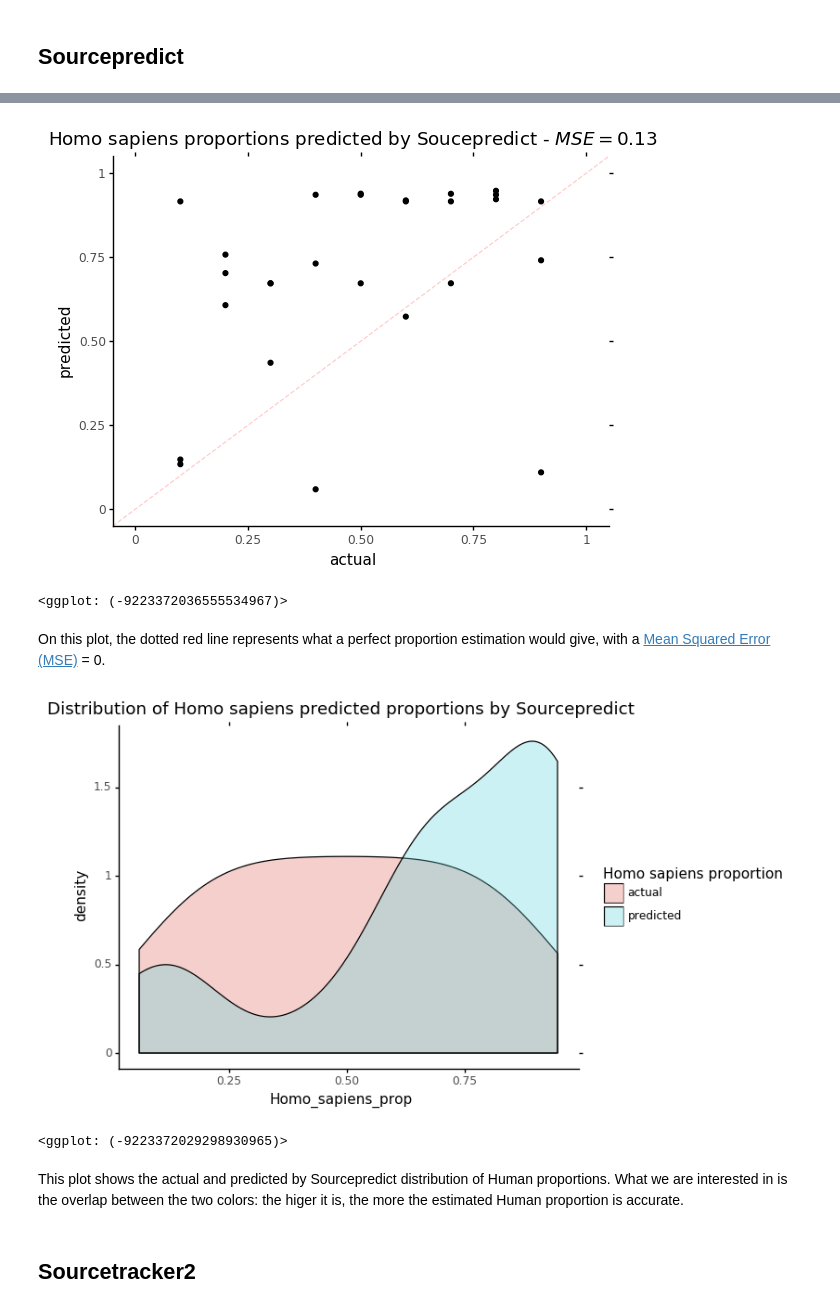
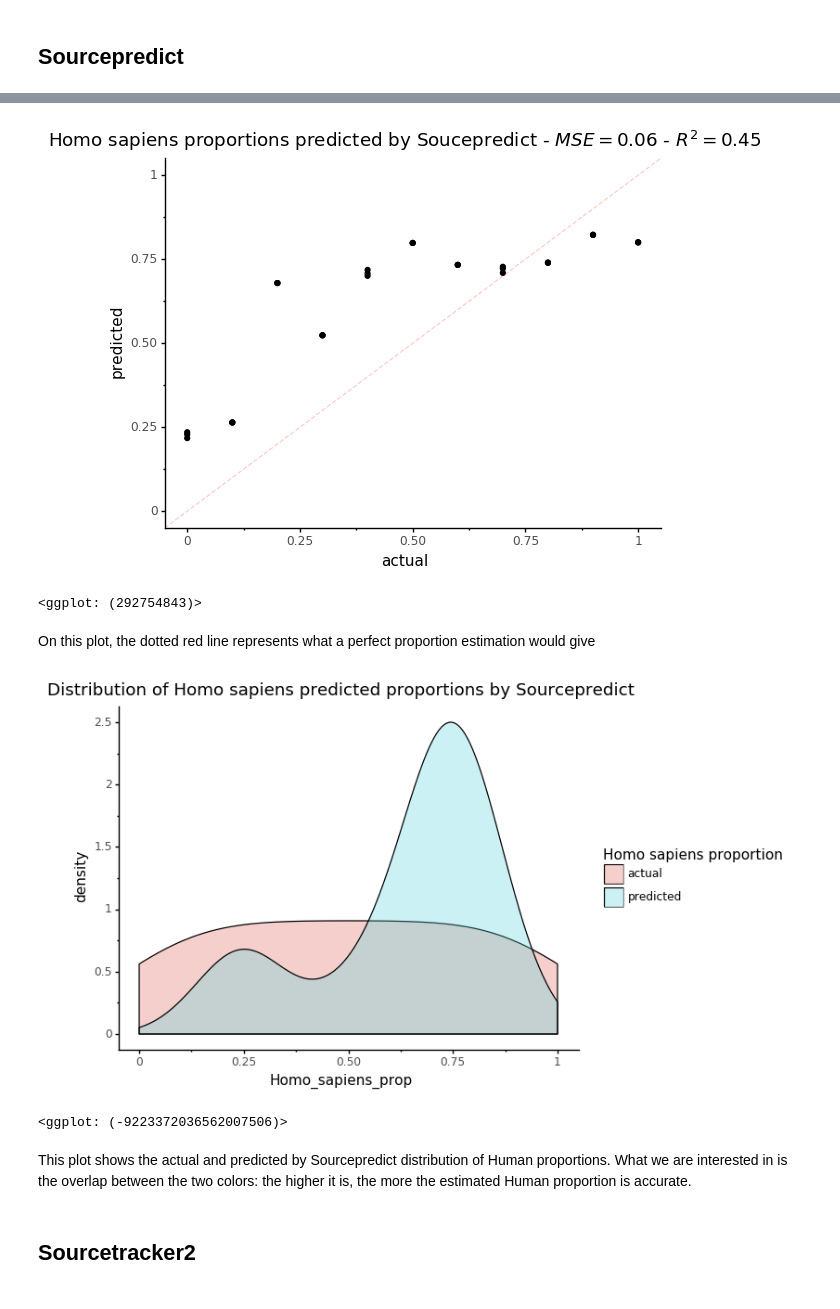
Before and after one commit to maxibor/sourcepredict, a Jupyter notebook: docs/mixed_prop.ipynb, the cells around one changed output, grey strips where cells are left out. Saved outputs shown, nothing was run; the diff lists cells and outputs as text; code cells hidden in the pictures.

```diff
--- a/docs/mixed_prop.ipynb
+++ b/docs/mixed_prop.ipynb
@@ -40,9 +40,9 @@ cnt_test.head()
 # %% [markdown]
 We then create a function to randomly select a sample from each source (dog as $s_{dog}$ and human as $s_{human}$), and combine such as the new sample $s_{mixed} = p1*s_{dog} + p1*s_{human}$
 # %%
-def create_mixed_sample(cnt, labels, p1, samp_name):
-    rand_dog = labels.query('labels == "Canis_familiaris"').sample(1).index[0]
-    rand_human = labels.query('labels == "Homo_sapiens"').sample(1).index[0]
+def create_mixed_sample(cnt, labels, p1, samp_name, seed):
+    rand_dog = labels.query('labels == "Canis_familiaris"').sample(1, random_state = seed).index[0]
+    rand_human = labels.query('labels == "Homo_sapiens"').sample(1, random_state = seed).index[0]
     dog_samp = cnt[rand_dog]*p1
     human_samp = cnt[rand_human]*(1-p1)
     comb = dog_samp + human_samp
@@ -56,8 +56,8 @@ mixed_samp = []
 mixed_meta = []
 nb = 1
 for i in range(3):
-    for p1 in np.arange(0.1,1,0.1):
-        s = create_mixed_sample(cnt=cnt_test, labels=test_labels, p1=p1, samp_name=f"mixed_sample_{nb}")
+    for p1 in np.arange(0,1.1,0.1):
+        s = create_mixed_sample(cnt=cnt_test, labels=test_labels, p1=p1, samp_name=f"mixed_sample_{nb}", seed = int(100*p1))
         mixed_samp.append(s[0])
         mixed_meta.append(s[1])
         nb += 1
@@ -187,15 +181,15 @@ mse_sp = round(mean_squared_error(y_pred=sp_res['Homo_sapiens'], y_true=sp_res['
 # %%
 p = ggplot(data = sp_res, mapping=aes(x='human_prop',y='Homo_sapiens')) + geom_point()
-p += labs(title = f"Homo sapiens proportions predicted by Soucepredict - $MSE = {mse_sp}$", x='actual', y='predicted')
+p += labs(title = f"Homo sapiens proportions predicted by Soucepredict - $MSE = {mse_sp}$ - $R^2 = {r2_sp}$", x='actual', y='predicted')
 p += theme_classic()
 p += coord_cartesian(xlim=[0,1], ylim=[0,1])
 p += geom_abline(intercept=0, slope=1, color = "red", alpha=0.2, linetype = 'dashed')
 p
 # %% [output]
-[figure, old version]
+[figure, new version]
-<ggplot: (-9223372036555534967)>
+<ggplot: (292754843)>
 # %% [markdown]
-On this plot, the dotted red line represents what a perfect proportion estimation would give, with a [Mean Squared Error (MSE)](https://en.wikipedia.org/wiki/Mean_squared_error) = 0.
+On this plot, the dotted red line represents what a perfect proportion estimation would give
 # %%
 sp_res_hist = (sp_res['human_prop'].append(sp_res['Homo_sapiens']).to_frame(name='Homo_sapiens_prop'))
 sp_res_hist['source'] = (['actual']*sp_res.shape[0]+['predicted']*sp_res.shape[0])
@@ -206,10 +200,10 @@ p += scale_fill_discrete(name="Homo sapiens proportion")
 p += theme_classic()
 p
 # %% [output]
-[figure, old version]
+[figure, new version]
-<ggplot: (-9223372029298930965)>
+<ggplot: (-9223372036562007506)>
 # %% [markdown]
-This plot shows the actual and predicted by Sourcepredict distribution of Human proportions. What we are interested in is the overlap between the two colors: the higer it is, the more the estimated Human proportion is accurate.
+This plot shows the actual and predicted by Sourcepredict distribution of Human proportions. What we are interested in is the overlap between the two colors: the higher it is, the more the estimated Human proportion is accurate.
 # %% [markdown]
 ## Sourcetracker2
 # %% [markdown]
```
Also changed, not shown: parts of 23 cells of this notebook, 2 other files.
